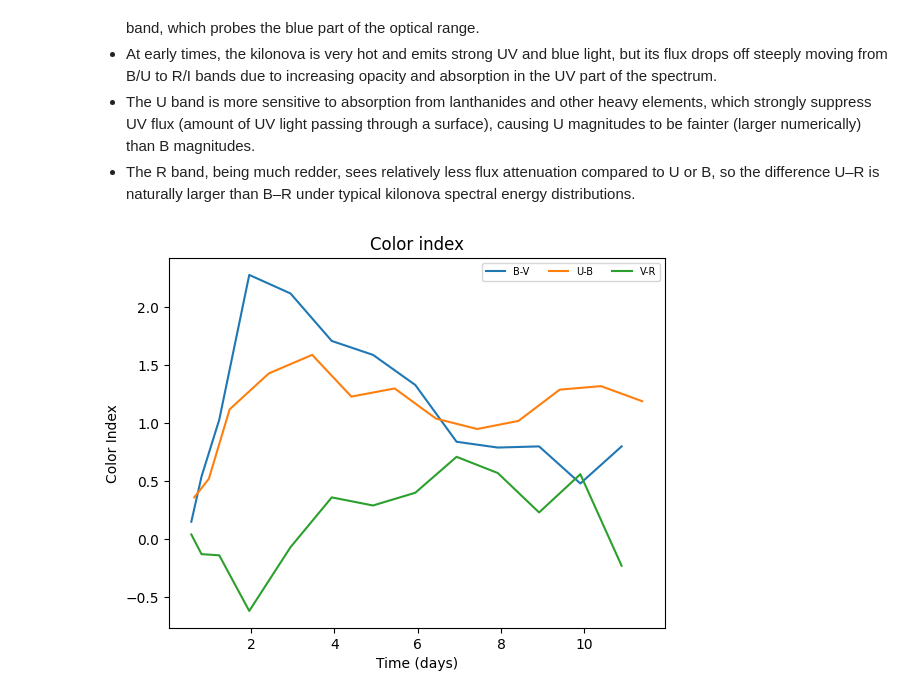
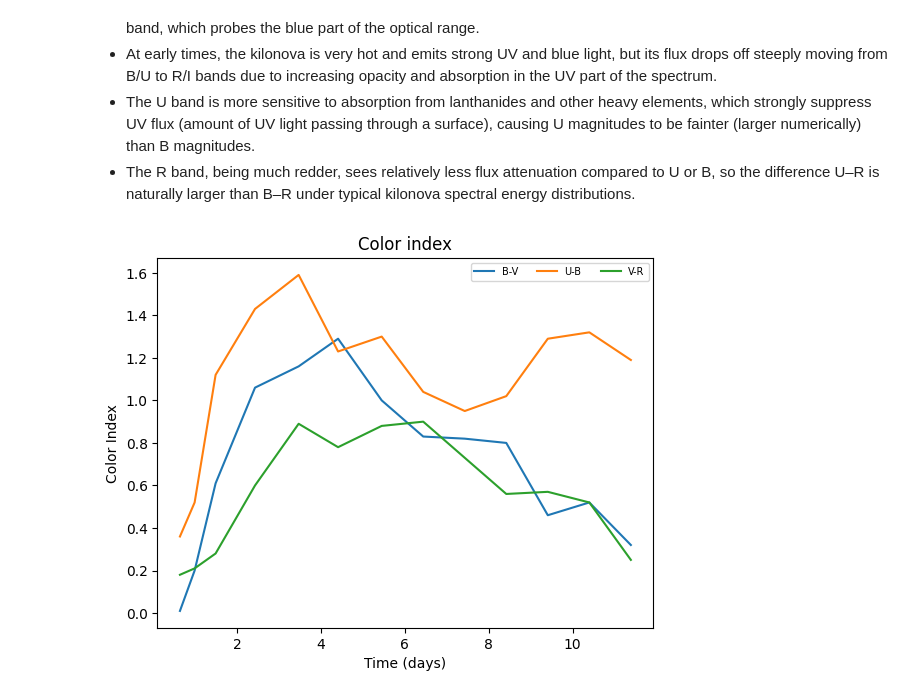
Before and after one commit to fa22991/Modeling-kilonovae-based-on-at2017gfo-, a Jupyter notebook: lightcurve.ipynb, the cells around one changed output. Drawn from its saved outputs; the diff is of its cells as text; code cells hidden in the pictures.

```diff
--- a/lightcurve.ipynb
+++ b/lightcurve.ipynb
@@ -85,14 +83,7 @@ plt.show()
 - The R band, being much redder, sees relatively less flux attenuation compared to U or B, so the difference U–R is naturally larger than B–R under typical kilonova spectral energy distributions.
 # %%
 from scipy import interpolate
-mag_r= []
-time_r= []
-mag_b = []
-time_b = []
-mag_u = []
-time_u = []
-mag_v = []
-time_v = []
+mag_r, time_r, mag_b, time_b, mag_u ,time_u,mag_v,time_v = [], [],[],[],[],[],[],[]
 col_index_bv = {}
 col_index_ub = {}
 col_index_vr = {}
@@ -102,36 +93,42 @@ for line in data:
         time_b.append(line['Time'])
 
     if line['Filter'] == 'R':
         mag_r.append(line['Mag'])
         time_r.append(line['Time'])
 
     if line['Filter'] == 'U':
         mag_u.append(line['Mag'])
         time_u.append(line['Time'])
 
     if line['Filter'] == 'V':
         mag_v.append(line['Mag'])
         time_v.append(line['Time'])
 
 mag_r.pop(0) #none of the other filters contain a magnitude at time '0.5', so i remove that value in the R filter's data set to make it more accurate.
 time_r.pop(0)
-f = interpolate.interp1d(time_b, mag_b, fill_value='extrapolate') #extrapolated values fitting the other bands to the R band. Less accurate.
+time_v.pop(0) #same for v
+mag_v.pop(0)
+# f_b_interp = interpolate.interp1d(time_b, mag_b, kind='linear', fill_value="extrapolate")
+# mag_b_synced = f_b_interp(time_v)
+# print(time_b, time_v, sep="! ")
+# print(mag_b, mag_v, sep="! ")
+f = interpolate.interp1d(time_b, mag_b, fill_value='intrapolate') #extrapolated values fitting the other bands to the R band. Less accurate.
 # time_b.insert(0, np.float64(0.5))
 # mag_b.insert(0, f(time_b[0]))
 for i in range(len(mag_r)):
-    col_index_bv[(mag_b[i] - mag_v[i]).astype(float)] = ((time_b[i] + time_v[i])/2).astype(float)
+    col_index_bv[(mag_b[i] - mag_v[i]).astype(float)] = time_v[i]
     col_index_ub[(mag_u[i] - mag_b[i]).astype(float)] = ((time_u[i] + time_b[i])/2).astype(float)
     col_index_vr[(mag_v[i] - mag_r[i]).astype(float)] = ((time_v[i] + time_r[i])/2).astype(float)
 plt.plot(col_index_bv.values(), col_index_bv.keys(),'-', label="B-V")
 plt.plot(col_index_ub.values(), col_index_ub.keys(),'-', label="U-B")
 plt.plot(col_index_vr.values(), col_index_vr.keys(),'-', label="V-R")
 plt.xlabel('Time (days)')
 plt.ylabel('Color Index')
 plt.title('Color index')
 plt.legend(loc='upper right', fontsize = 7, ncol = 3)
 plt.show()
 # %% [output]
-[figure, old version]
+[figure, new version]
 # %% [markdown]
 ### Generating Synthetic Light Curves Using The pre-defined kilonova-heating-rate Model
 - The lightcurve() function calculates the bolometric luminosity (𝐿𝑏𝑜𝑙(𝑡)) of the kilonova over time. It uses mass, velocity, and the power law exponent to compute:
```
Also changed, not shown: parts of 5 cells of this notebook, 6 other files.
